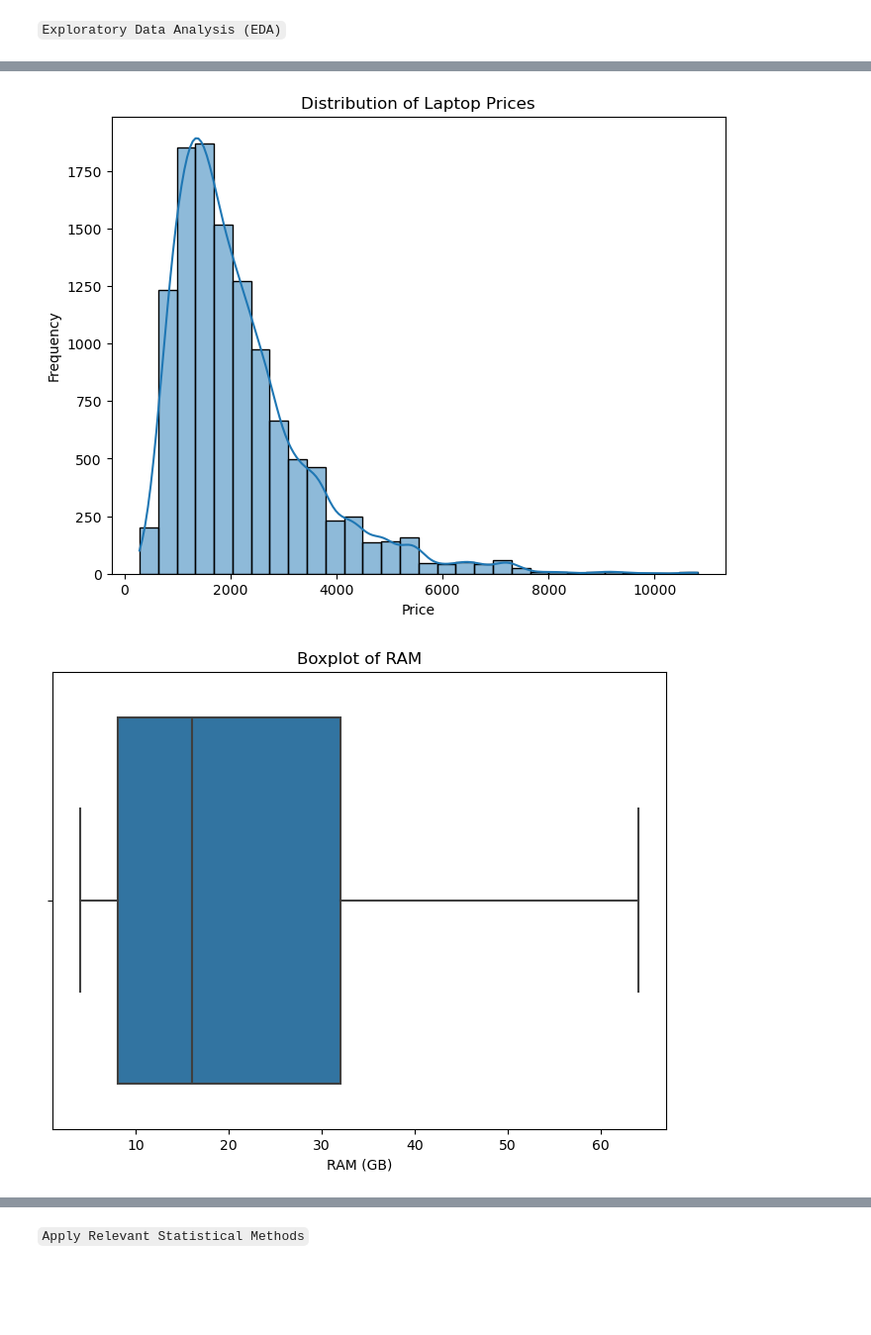
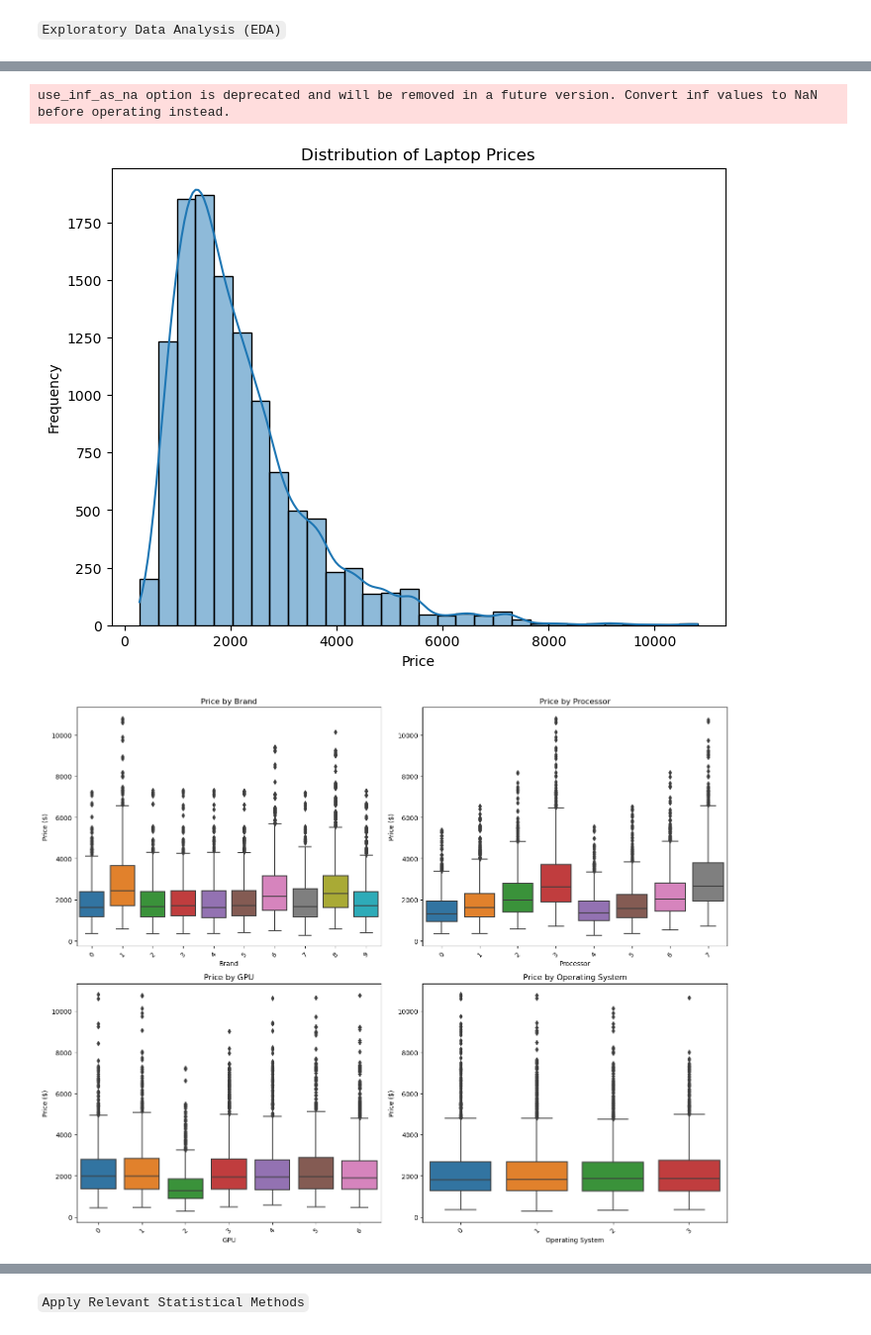
Before and after one commit to Binuri01/Data-Analytics-Assignment, a Jupyter notebook: Untitled17.ipynb, the cells around one changed output, grey strips where cells are left out. Shown at 99% size. Cells and saved outputs as stored; diff of their text form; code cells hidden in the pictures; blank space fills up the shorter version.

Commit message:
Added boxplot s for different features

```diff
--- a/Untitled17.ipynb
+++ b/Untitled17.ipynb
@@ -40,7 +40,8 @@ df = df.dropna()
 
 categorical_columns = ['Brand', 'Processor', 'GPU', 'Operating System']
 for col in categorical_columns:
-    df[col] = LabelEncoder().fit_transform(df[col])
+    encoder = LabelEncoder()
+    df[col] = encoder.fit_transform(df[col])
 
 if 'Resolution' in df.columns:
     df[['Width', 'Height']] = df['Resolution'].str.split('x', expand=True).astype(int)
@@ -81,17 +82,68 @@ plt.xlabel('Price')
 plt.ylabel('Frequency')
 plt.show()
 
-plt.figure(figsize=(8,6))
-sns.boxplot(x=df['RAM (GB)'])
-plt.title('Boxplot of RAM')
-plt.xlabel('RAM (GB)')
+# plt.figure(figsize=(8,6))
+# sns.boxplot(x=df['RAM (GB)'])
+# plt.title('Boxplot of RAM')
+# plt.xlabel('RAM (GB)')
+# plt.show()
+
+import matplotlib.pyplot as plt
+import seaborn as sns
+
+# List of categorical features to analyze
+categorical_features = ['Brand', 'Processor', 'GPU', 'Operating System']
+
+plt.figure(figsize=(15, 12))
+for i, feature in enumerate(categorical_features):
+    plt.subplot(2, 2, i+1)
+    sns.boxplot(x=feature, y='Price ($)', data=df)
+    plt.xticks(rotation=45)
+    plt.title(f'Price by {feature}')
+plt.tight_layout()
 plt.show()
 
-plt.figure(figsize=(8,6))
-sns.scatterplot(x=df['RAM (GB)'], y=df['Price ($)'])
-plt.title('RAM vs. Price')
-plt.xlabel('RAM (GB)')
-plt.ylabel('Price')
+
+# plt.figure(figsize=(8,6))
+# sns.scatterplot(x=df['RAM (GB)'], y=df['Price ($)'])
+# plt.title('RAM vs. Price')
+# plt.xlabel('RAM (GB)')
+# plt.ylabel('Price')
+# plt.show()
+
+import math
+
+df['Price ($)'] = df['Price ($)'].replace({'\$': '', ',': ''}, regex=True)
+df['Price ($)'] = pd.to_numeric(df['Price ($)'], errors='coerce')
+
+# Ensure numerical features are numeric
+numerical_features = ['RAM (GB)', 'Storage', 'Screen Size (inch)', 'Battery Life (hours)', 'Weight (kg)']
+if 'Width' in df.columns and 'Height' in df.columns:
+    numerical_features += ['Width', 'Height']
+
+for feature in numerical_features:
+    df[feature] = pd.to_numeric(df[feature], errors='coerce')
+
+# Determine grid size dynamically
+n_features = len(numerical_features)
+ncols = 2
+nrows = math.ceil(n_features / ncols)
+
+fig, axs = plt.subplots(nrows, ncols, figsize=(15, 5 * nrows))
+
+# Flatten axs for easier indexing if it's a 2D array
+axs = axs.flatten()
+
+# Create scatter plots with regression lines for each numerical feature vs Price
+for i, feature in enumerate(numerical_features):
+    sns.regplot(x=feature, y='Price ($)', data=df, scatter_kws={'alpha':0.5}, ax=axs[i])
+    axs[i].set_title(f'{feature} vs Price')
+
+# Remove any unused subplots
+for j in range(i + 1, len(axs)):
+    fig.delaxes(axs[j])
+
+plt.tight_layout()
 plt.show()
 
 fig = px.scatter(df, x='RAM (GB)', y='Price ($)', color='Brand',
@@ -111,10 +163,11 @@ max        9.000000      7.000000     64.000000      6.000000
 
        Screen Size (inch)  Battery Life (hours)   Weight (kg)  \
 count        11768.000000          11768.000000  11768.000000
 ... (13 lines left out)
 25%            0.000000   1272.045000   1920.000000   1080.000000
 50%            1.000000   1840.865000   2560.000000   1440.000000
 75%            2.000000   2698.370000   3840.000000   2160.000000
 max            3.000000  10807.880000   3840.000000   2160.000000
+use_inf_as_na option is deprecated and will be removed in a future version. Convert inf values to NaN before operating instead.
 [figure]
-[figure, old version]
+[figure, new version]
```
Also changed, not shown: parts of 1 cell of this notebook.
